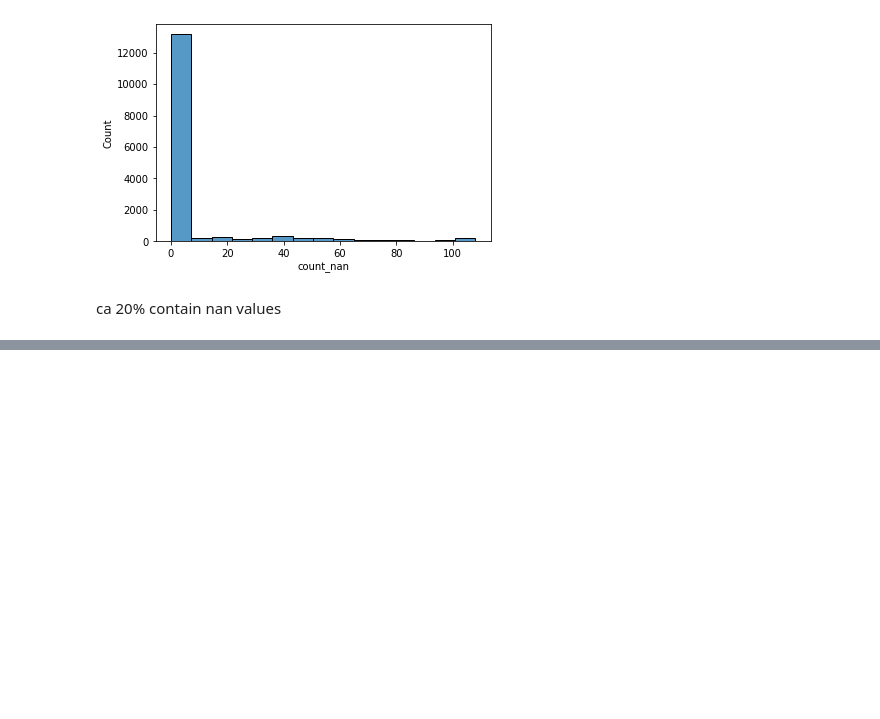
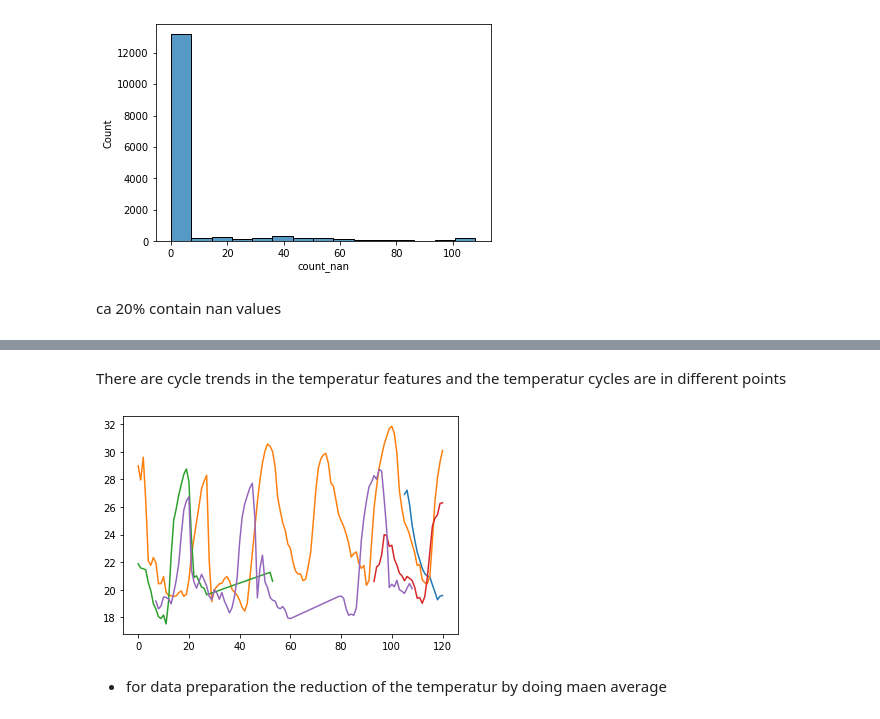
Before and after one commit to sm4rtm4art/airquality, a Jupyter notebook: alternative_EDA.ipynb, the cells around one changed output, grey strips where cells are left out. Saved outputs shown, nothing was run; the diff lists cells and outputs as text; code cells hidden in the pictures; blank space fills up the shorter version.

```diff
--- a/alternative_EDA.ipynb
+++ b/alternative_EDA.ipynb
@@ -189,0 +211,13 @@ ca 20% contain nan values
+# %% [markdown]
+There are cycle trends in the temperatur features and
+the temperatur cycles are in different points
+# %%
+temp_w_nan = temperatur[(temperatur['count_nan']!=0)]
+
+for observ in temp_w_nan.temp[0:5]:
+    sns.lineplot(x=[i for i in range(len(observ))] ,y=observ)
+    #sns.lineplot(x=[i for i in range(len(observ))] ,y=np.nanmean(observ))
+# %% [output]
+[figure, added]
+# %% [markdown]
+- for data preparation the reduction of the temperatur by doing maen average
```
Also changed, not shown: parts of 9 cells of this notebook.
